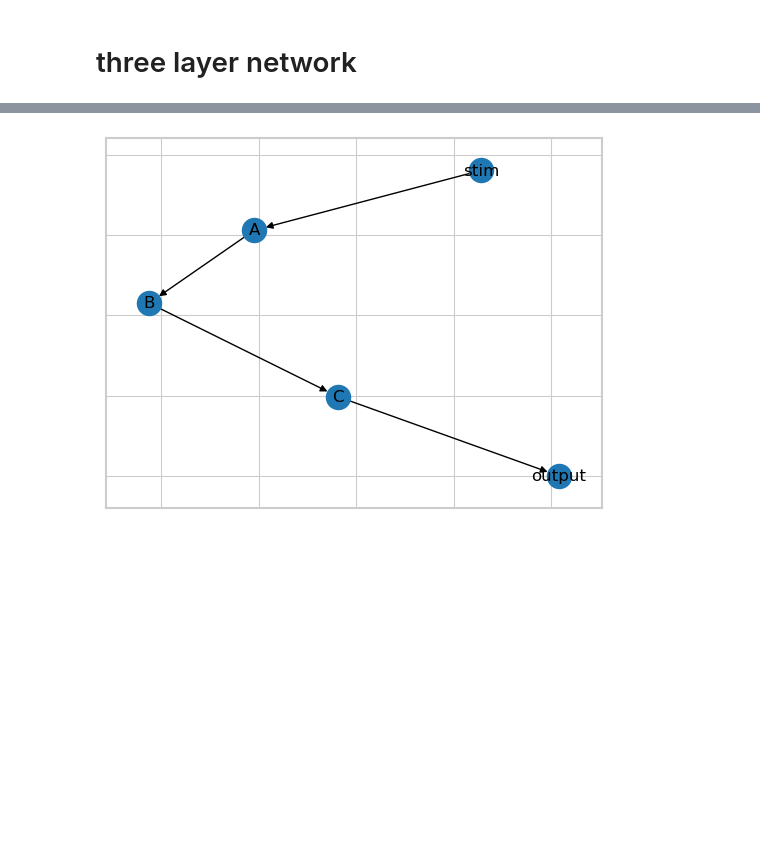
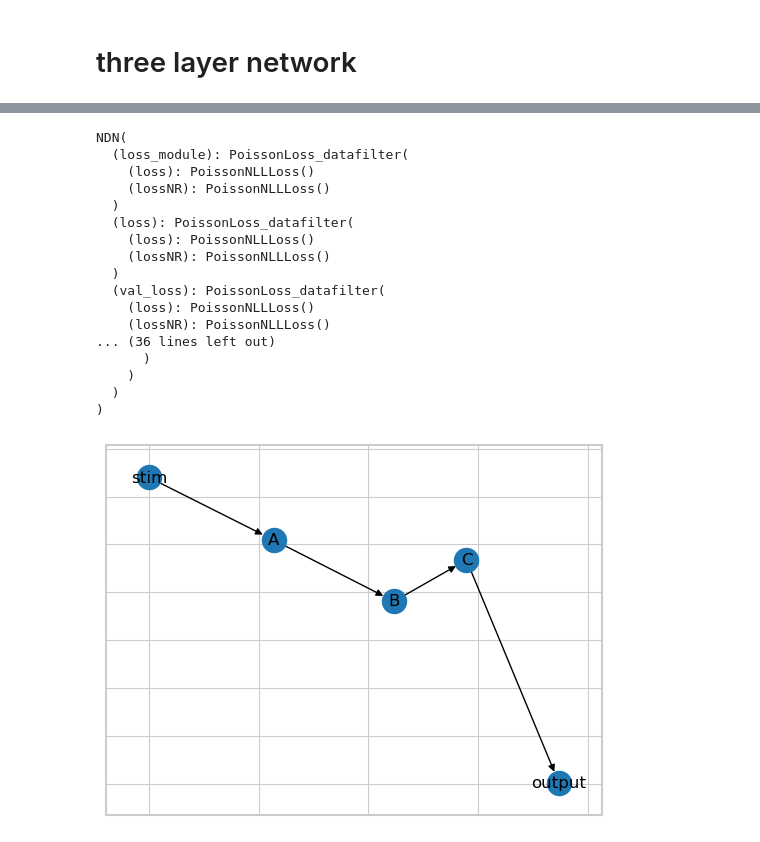
Before and after one commit to NeuroTheoryUMD/mattjac, a Jupyter notebook: v1/try_models.ipynb, the cells around one changed output, grey strips where cells are left out. Saved outputs shown, nothing was run; the diff lists cells and outputs as text; code cells hidden in the pictures; blank space fills up the shorter version.

```diff
--- a/v1/try_models.ipynb
+++ b/v1/try_models.ipynb
@@ -90,16 +97,43 @@ Loading expt04
 import model_factory as mf
 import model as m
 
-layer0 = m.Layer().norm_type(m.Norm.none).NLtype(m.NL.relu).bias(False).initialize_center(True).reg_vals({'l1':0.1, 'localx':0.001, 'bcs':{'d2xt':1}}).num_filters(6)
-layer1 = m.Layer().norm_type(m.Norm.none).NLtype(m.NL.relu).bias(False).initialize_center(True).reg_vals({'l1':0.1, 'localx':0.001, 'bcs':{'d2xt':1}}).num_filters(6)
-layer2 = m.Layer().norm_type(m.Norm.none).NLtype(m.NL.relu).bias(False).initialize_center(True).reg_vals({'l1':0.1, 'localx':0.001, 'bcs':{'d2xt':1}}).num_filters(6)
-layer3 = m.Layer().norm_type(m.Norm.none).NLtype(m.NL.relu).bias(False).initialize_center(True).reg_vals({'l1':0.1, 'localx':0.001, 'bcs':{'d2xt':1}}).num_filters(6)
+netAlayer0 = m.Layer(
+    norm_type=m.Norm.none,
+    NLtype=m.NL.relu,
+    bias=False,
+    initialize_center=True,
+    reg_vals={'l1':0.1, 'localx':0.001, 'bcs':{'d2xt':1}},
+    num_filters=3
+)
+netBlayer0 = m.Layer(
+    norm_type=m.Norm.none,
+    NLtype=m.NL.relu,
+    bias=False,
+    initialize_center=True,
+    reg_vals={'l1':0.1, 'localx':0.001, 'bcs':{'d2xt':1}},
+    num_filters=4
+)
+netBlayer1 = m.Layer(
+    norm_type=m.Norm.none,
+    NLtype=m.NL.relu,
+    bias=False,
+    initialize_center=True,
+    reg_vals={'l1':0.1, 'localx':0.001, 'bcs':{'d2xt':1}},
+    num_filters=5
+)
+netClayer0 = m.Layer(
+    norm_type=m.Norm.none,
+    NLtype=m.NL.relu,
+    bias=False,
+    initialize_center=True,
+    reg_vals={'l1':0.1, 'localx':0.001, 'bcs':{'d2xt':1}}
+)
 
-inp_stim = m.Input(covariate='stim', input_dims=[1,36,1,10])
-netA = m.Network(layers=[layer0], name='A')
-netB = m.Network(layers=[layer1, layer2], name='B')
-netC = m.Network(layers=[layer3], name='C')
-output_11 = m.Output(num_neurons=11)
+inp_stim = m.Input(covariate='stim', input_dims=data.stim_dims)
+netA = m.Network(layers=[netAlayer0], name='A')
+netB = m.Network(layers=[netBlayer0, netBlayer1], name='B')
+netC = m.Network(layers=[netClayer0], name='C')
+output_11 = m.Output(num_neurons=data.NC)
 
 inp_stim.to(netA)
 netA.to(netB)
@@ -133 +151,18 @@ NDN(
+NDN(
+  (loss_module): PoissonLoss_datafilter(
+    (loss): PoissonNLLLoss()
+    (lossNR): PoissonNLLLoss()
+  )
+  (loss): PoissonLoss_datafilter(
+    (loss): PoissonNLLLoss()
+    (lossNR): PoissonNLLLoss()
+  )
+  (val_loss): PoissonLoss_datafilter(
+    (loss): PoissonNLLLoss()
+    (lossNR): PoissonNLLLoss()
+... (36 lines left out)
+      )
+    )
+  )
+)
-[figure, old version]
+[figure, new version]
```
Also changed, not shown: parts of 14 cells of this notebook, 7 other files.
